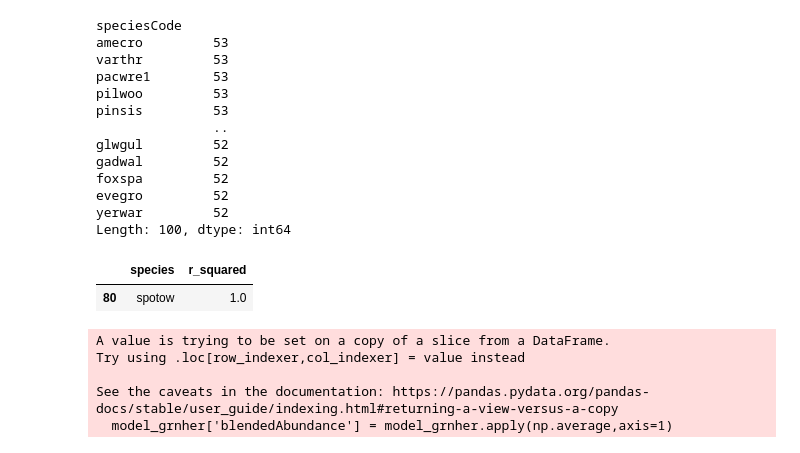
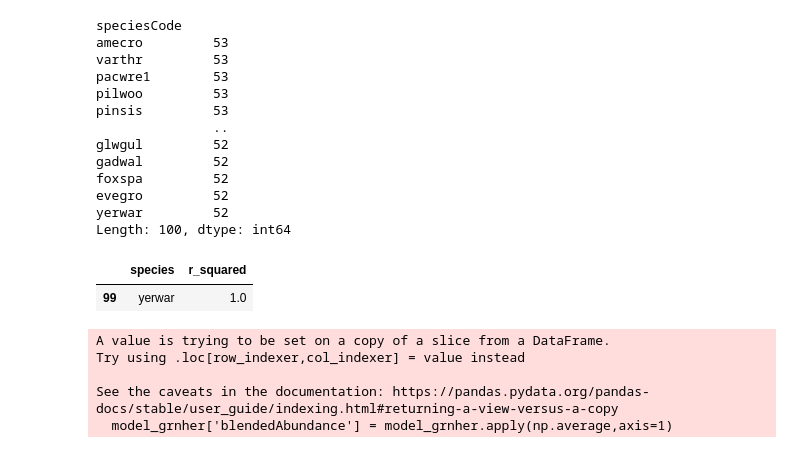
Before and after one commit to Tanag3r/trailheadDirect_birds, a Jupyter notebook: trailheadHabitat_analysis.ipynb, the cells around one changed output. Saved outputs shown, nothing was run; the diff lists cells and outputs as text; code cells hidden in the pictures.

```diff
--- a/trailheadHabitat_analysis.ipynb
+++ b/trailheadHabitat_analysis.ipynb
@@ -235,11 +234,16 @@ def build_outlierAbd(abundanceFrame: pd.DataFrame,habitatLocIds: list,cnx):
         for species in coeff.itertuples():
             habitatAbd = abundanceFrame[abundanceFrame['speciesCode'] == species.speciesCode].reset_index()
             habitatAbd = habitatAbd[['relativeAbundance','obsDt_week']].set_index('obsDt_week')
+            habitatAbd['inter'] = bool
             if species.group == 3:
                 habitatAbd['relativeAbundance'] = habitatAbd['relativeAbundance'].interpolate(method='linear',limit=5,limit_direction='both')
+                habitatAbd['inter'] = True
             if species.group == 1:
                 habitatAbd['relativeAbundance'] = habitatAbd['relativeAbundance'].interpolate(method='polynomial',order=2,limit=3,limit_direction='both')
                 habitatAbd.fillna(value=0,inplace=True)
+                habitatAbd['inter'] = True
+            if species.group == 2:
+                habitatAbd['inter'] = False
             habitatAbd = habitatAbd.assign(speciesCode=species.speciesCode)
             resultList.append(habitatAbd)
         results = pd.concat(resultList)
@@ -247,5 +251,6 @@ def build_outlierAbd(abundanceFrame: pd.DataFrame,habitatLocIds: list,cnx):
         raise buildExc
     return results
 # %%
-build_outlierAbd(abundanceFrame=habOne_abundance,habitatLocIds=loclist_one,cnx=connectDB())
+habOne_processed = build_outlierAbd(abundanceFrame=habOne_abundance,habitatLocIds=loclist_one,cnx=connectDB())
+habOne_processed
 # %% [output]
@@ -310,7 +315,7 @@ Length: 100, dtype: int64
 # %%
 #interpolation testing
 ##TODO #87 turn block into a function that takes relative abundance values as and returns a list of like birds with the best interpolation method as an r2 score
-allBirds = habOne_abundance
+allBirds = habOne_processed
 speciesKeys = allBirds.drop_duplicates(subset=['speciesCode'])
 helpList = []
 weekSeries = pd.DataFrame(range(1,53),columns=['week'])
@@ -322,26 +327,29 @@ for speciesCode in speciesKeys.itertuples():
     winterGuy_max = winterGuy['relativeAbundance'].max()
     winterGuy_min = winterGuy['relativeAbundance'].min()
     winterGuy['relativeAbundance'] = winterGuy['relativeAbundance'].apply(lambda n: ((n-winterGuy_min)/(winterGuy_max-winterGuy_min)))
+
     winterGuy.rename(columns={'relativeAbundance':f'{speciesCode.speciesCode}'},inplace=True)
     helpList.append(winterGuy)
     #results = pd.merge(right=weekSeries,right_on='week',left=winterGuy,left_on='obsDt_week',how='left')
 results = pd.concat(helpList,axis=1)
 results = results.fillna(value=0,axis=0)
 #results = results.fillna(method='ffill',axis=0)
-#results['model'] = results[['bkhgro','westan','swathr']].apply(np.average,axis=1)
+results['model_one'] = results[['bkhgro','westan','swathr','wlswar']].apply(np.average,axis=1)
+results['model_two'] = results[['pasfly','btywar']].apply(np.average,axis=1)
+results['model_three'] = results[['orcwar','batpig1']].apply(np.average,axis=1) #in testing, whcspa should be passed into this model then dropped on re-evaluation
 
 ##goal output for this function is a dictionary:
 #goals = ({'leadSpecies':'pasfly','method':'polynomial','order':3,'explains':[{'btywar':-1.059640118399928},{'rufhum':-0.04706819541929441},{'warvir':0.4480046324671728}]})
 # %%
-fit = [(species,r2_score(results.spotow,results[species])) for species in list(results)]
+fit = [(species,r2_score(results.yerwar,results[species])) for species in list(results)]
 fit_df = pd.DataFrame(np.array(fit),columns=['species','r_squared'])
 fit_df.sort_values(by='r_squared',ascending=False,inplace=True)
 fit_df['r_squared'] = fit_df['r_squared'].astype('float64')
 fit_df = fit_df[fit_df['r_squared'] > 0.65]
 fit_df
 # %% [output]
 |  | species | r_squared |
-| 80 | spotow | 1.0 |
+| 99 | yerwar | 1.0 |
 # %%
 model_grnher = results[['grnher','vauswi','orcwar']]
 model_grnher['blendedAbundance'] = model_grnher.apply(np.average,axis=1)
```
Also changed, not shown: parts of 2 cells of this notebook.
